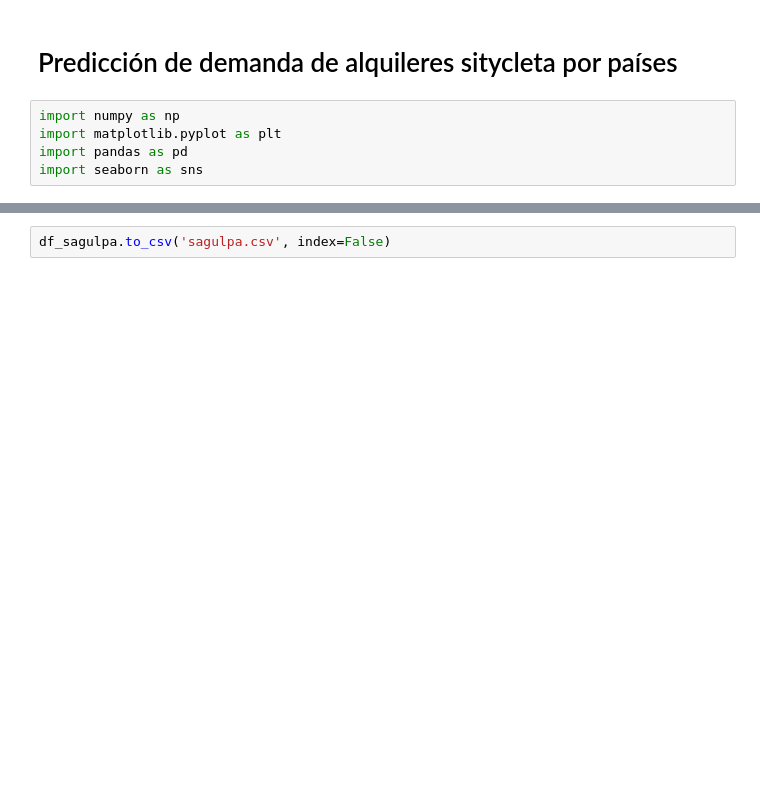
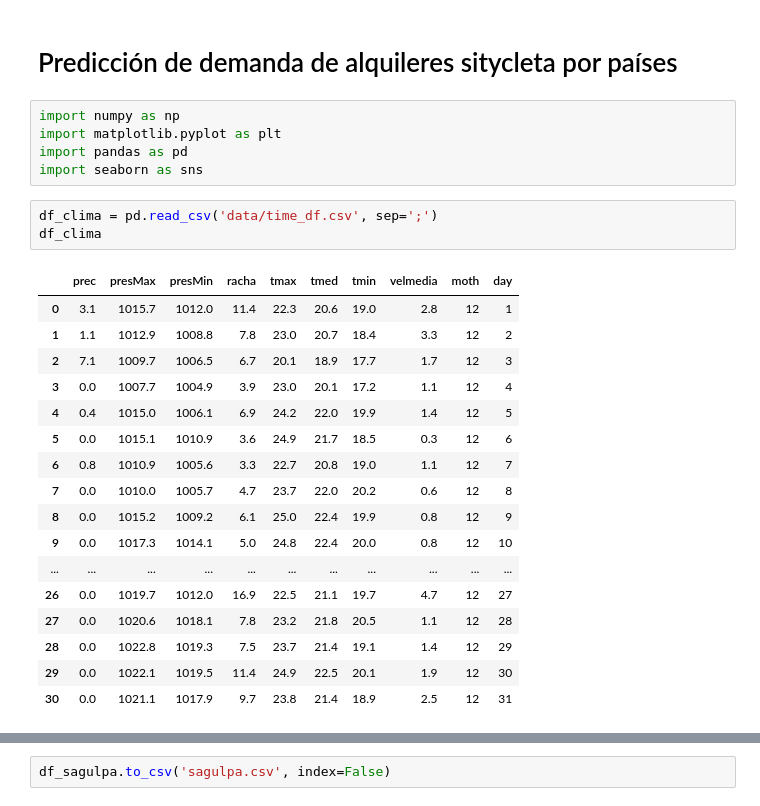
Before and after one commit to pablopuch/sagulpa_final, a Jupyter notebook: sagulpa.ipynb, the cells around one changed output, grey strips where cells are left out. Saved outputs shown, nothing was run; the diff lists cells and outputs as text; blank space fills up the shorter version.

```diff
--- a/sagulpa.ipynb
+++ b/sagulpa.ipynb
@@ -5,3 +5,24 @@ import numpy as np
 import matplotlib.pyplot as plt
 import pandas as pd
 import seaborn as sns
+# %%
+df_clima = pd.read_csv('data/time_df.csv', sep=';')
+df_clima
+# %% [output]
+|  | prec | presMax | presMin | racha | tmax | tmed | tmin | velmedia | moth | day |
+| 0 | 3.1 | 1015.7 | 1012.0 | 11.4 | 22.3 | 20.6 | 19.0 | 2.8 | 12 | 1 |
+| 1 | 1.1 | 1012.9 | 1008.8 | 7.8 | 23.0 | 20.7 | 18.4 | 3.3 | 12 | 2 |
+| 2 | 7.1 | 1009.7 | 1006.5 | 6.7 | 20.1 | 18.9 | 17.7 | 1.7 | 12 | 3 |
+| 3 | 0.0 | 1007.7 | 1004.9 | 3.9 | 23.0 | 20.1 | 17.2 | 1.1 | 12 | 4 |
+| 4 | 0.4 | 1015.0 | 1006.1 | 6.9 | 24.2 | 22.0 | 19.9 | 1.4 | 12 | 5 |
+| 5 | 0.0 | 1015.1 | 1010.9 | 3.6 | 24.9 | 21.7 | 18.5 | 0.3 | 12 | 6 |
+| 6 | 0.8 | 1010.9 | 1005.6 | 3.3 | 22.7 | 20.8 | 19.0 | 1.1 | 12 | 7 |
+| 7 | 0.0 | 1010.0 | 1005.7 | 4.7 | 23.7 | 22.0 | 20.2 | 0.6 | 12 | 8 |
+| 8 | 0.0 | 1015.2 | 1009.2 | 6.1 | 25.0 | 22.4 | 19.9 | 0.8 | 12 | 9 |
+| 9 | 0.0 | 1017.3 | 1014.1 | 5.0 | 24.8 | 22.4 | 20.0 | 0.8 | 12 | 10 |
+| ... | ... | ... | ... | ... | ... | ... | ... | ... | ... | ... |
+| 26 | 0.0 | 1019.7 | 1012.0 | 16.9 | 22.5 | 21.1 | 19.7 | 4.7 | 12 | 27 |
+| 27 | 0.0 | 1020.6 | 1018.1 | 7.8 | 23.2 | 21.8 | 20.5 | 1.1 | 12 | 28 |
+| 28 | 0.0 | 1022.8 | 1019.3 | 7.5 | 23.7 | 21.4 | 19.1 | 1.4 | 12 | 29 |
+| 29 | 0.0 | 1022.1 | 1019.5 | 11.4 | 24.9 | 22.5 | 20.1 | 1.9 | 12 | 30 |
+| 30 | 0.0 | 1021.1 | 1017.9 | 9.7 | 23.8 | 21.4 | 18.9 | 2.5 | 12 | 31 |
```
Also changed, not shown: parts of 7 cells of this notebook, 7 other files.
